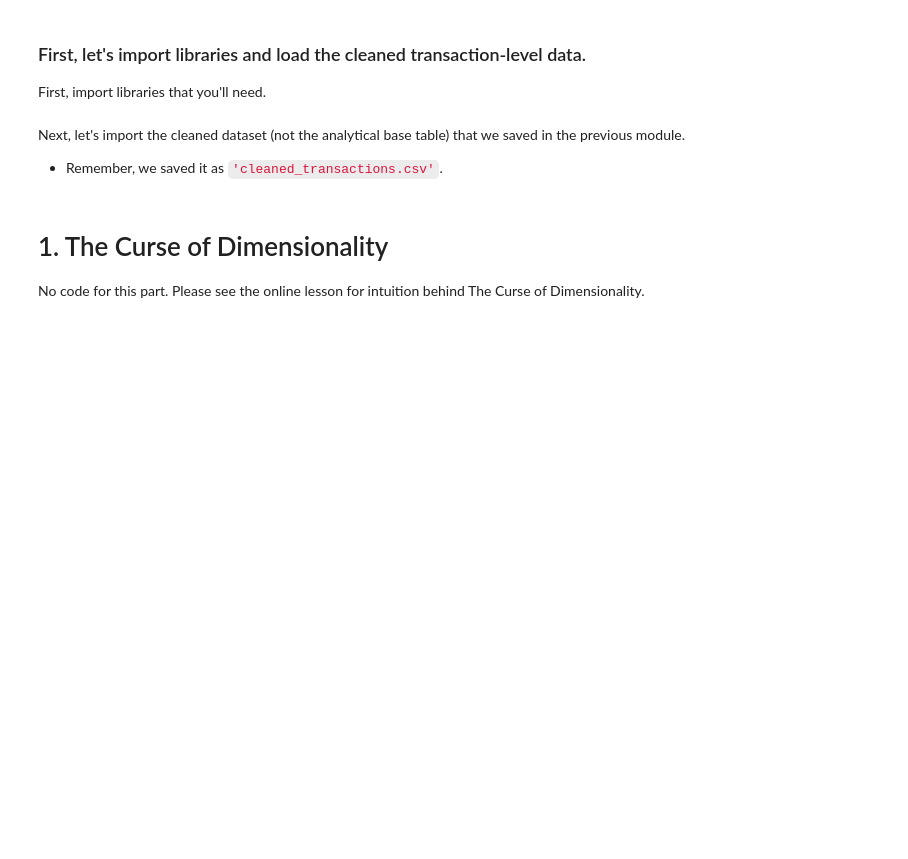
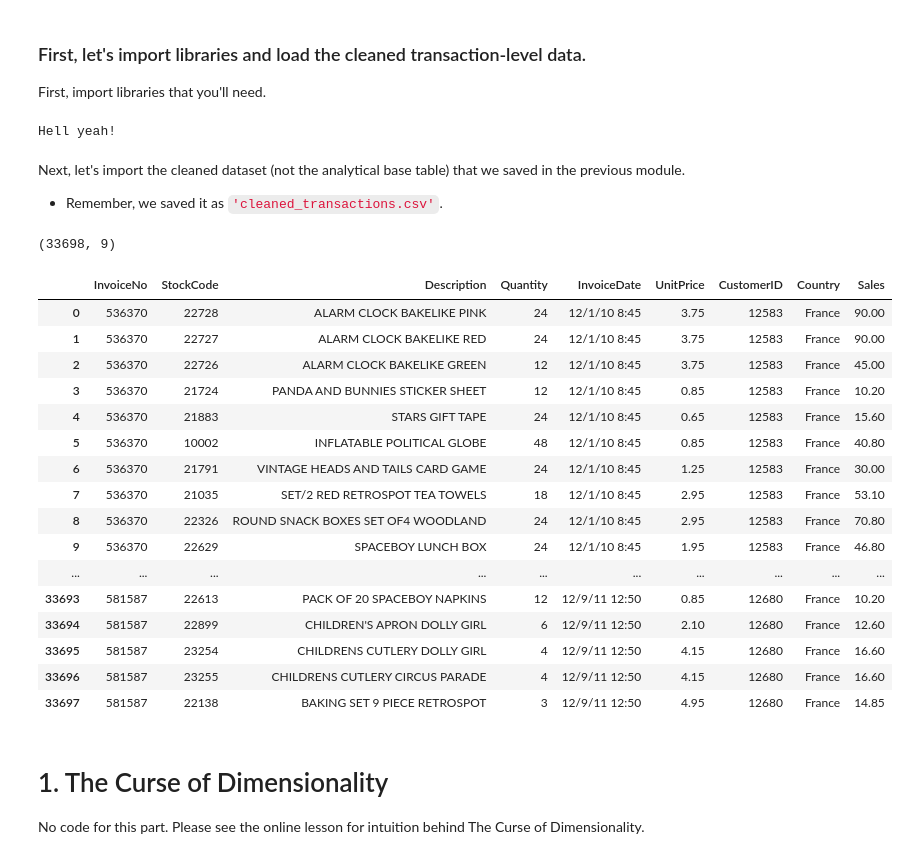
Before and after one commit to baskoroi/elite-ml, a Jupyter notebook: workbooks/project-4/Module 2 - Dimensionality Reduction.ipynb, the cells around one changed output. Cells and saved outputs as stored; diff of their text form; code cells hidden in the pictures; blank space fills up the shorter version.

Commit message:
Finished project 4 - module 2

```diff
--- a/workbooks/project-4/Module 2 - Dimensionality Reduction.ipynb
+++ b/workbooks/project-4/Module 2 - Dimensionality Reduction.ipynb
@@ -31,21 +31,24 @@ In this module, we'll cover:
 First, import libraries that you'll need.
 # %%
 # print_function for compatibility with Python 3
-
+from __future__ import print_function
+print("Hell yeah!")
 
 # NumPy for numerical computing
-
+import numpy as np
 
 # Pandas for DataFrames
-
-
+import pandas as pd
 
 # Matplotlib for visualization
-
+import matplotlib.pyplot as plt
 # display plots in the notebook
-
+%matplotlib inline
 
 # Seaborn for easier visualization
+import seaborn as sns
+# %% [output]
+Hell yeah!
 # %% [markdown]
 Next, let's import the cleaned dataset (not the analytical base table) that we saved in the previous module.
 * Remember, we saved it as <code style="color:crimson">'cleaned_transactions.csv'</code>.
@@ -54,3 +55,27 @@ Next, let's import the cleaned dataset (not the analytical base table) that we s
+# %%
+# Read cleaned_transactions.csv
+df = pd.read_csv('project_files/cleaned_transactions.csv')
+print(df.shape)
+df[:10].append(df[-10:]) # append head and tail
+# %% [output]
+(33698, 9)
+|  | InvoiceNo | StockCode | Description | Quantity | InvoiceDate | UnitPrice | CustomerID | Country | Sales |
+| 0 | 536370 | 22728 | ALARM CLOCK BAKELIKE PINK | 24 | 12/1/10 8:45 | 3.75 | 12583 | France | 90.00 |
+| 1 | 536370 | 22727 | ALARM CLOCK BAKELIKE RED | 24 | 12/1/10 8:45 | 3.75 | 12583 | France | 90.00 |
+| 2 | 536370 | 22726 | ALARM CLOCK BAKELIKE GREEN | 12 | 12/1/10 8:45 | 3.75 | 12583 | France | 45.00 |
+| 3 | 536370 | 21724 | PANDA AND BUNNIES STICKER SHEET | 12 | 12/1/10 8:45 | 0.85 | 12583 | France | 10.20 |
+| 4 | 536370 | 21883 | STARS GIFT TAPE | 24 | 12/1/10 8:45 | 0.65 | 12583 | France | 15.60 |
+| 5 | 536370 | 10002 | INFLATABLE POLITICAL GLOBE | 48 | 12/1/10 8:45 | 0.85 | 12583 | France | 40.80 |
+| 6 | 536370 | 21791 | VINTAGE HEADS AND TAILS CARD GAME | 24 | 12/1/10 8:45 | 1.25 | 12583 | France | 30.00 |
+| 7 | 536370 | 21035 | SET/2 RED RETROSPOT TEA TOWELS | 18 | 12/1/10 8:45 | 2.95 | 12583 | France | 53.10 |
+| 8 | 536370 | 22326 | ROUND SNACK BOXES SET OF4 WOODLAND | 24 | 12/1/10 8:45 | 2.95 | 12583 | France | 70.80 |
+| 9 | 536370 | 22629 | SPACEBOY LUNCH BOX | 24 | 12/1/10 8:45 | 1.95 | 12583 | France | 46.80 |
+| ... | ... | ... | ... | ... | ... | ... | ... | ... | ... |
+| 33693 | 581587 | 22613 | PACK OF 20 SPACEBOY NAPKINS | 12 | 12/9/11 12:50 | 0.85 | 12680 | France | 10.20 |
+| 33694 | 581587 | 22899 | CHILDREN'S APRON DOLLY GIRL | 6 | 12/9/11 12:50 | 2.10 | 12680 | France | 12.60 |
+| 33695 | 581587 | 23254 | CHILDRENS CUTLERY DOLLY GIRL | 4 | 12/9/11 12:50 | 4.15 | 12680 | France | 16.60 |
+| 33696 | 581587 | 23255 | CHILDRENS CUTLERY CIRCUS PARADE | 4 | 12/9/11 12:50 | 4.15 | 12680 | France | 16.60 |
+| 33697 | 581587 | 22138 | BAKING SET 9 PIECE RETROSPOT | 3 | 12/9/11 12:50 | 4.95 | 12680 | France | 14.85 |
 # %% [markdown]
 <span id="curse"></span>
 # 1. The Curse of Dimensionality
```
Also changed, not shown: parts of 16 cells of this notebook, 2 other files.
